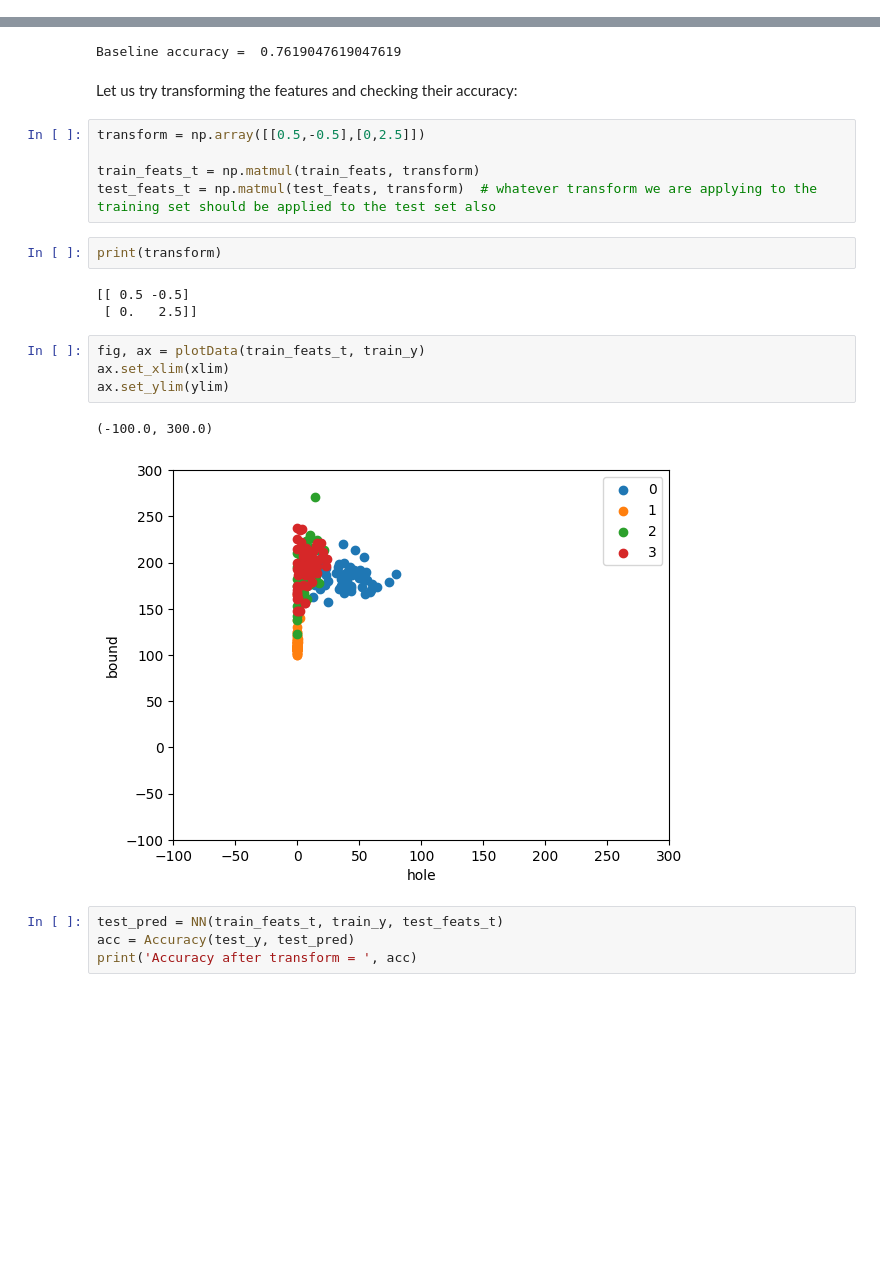
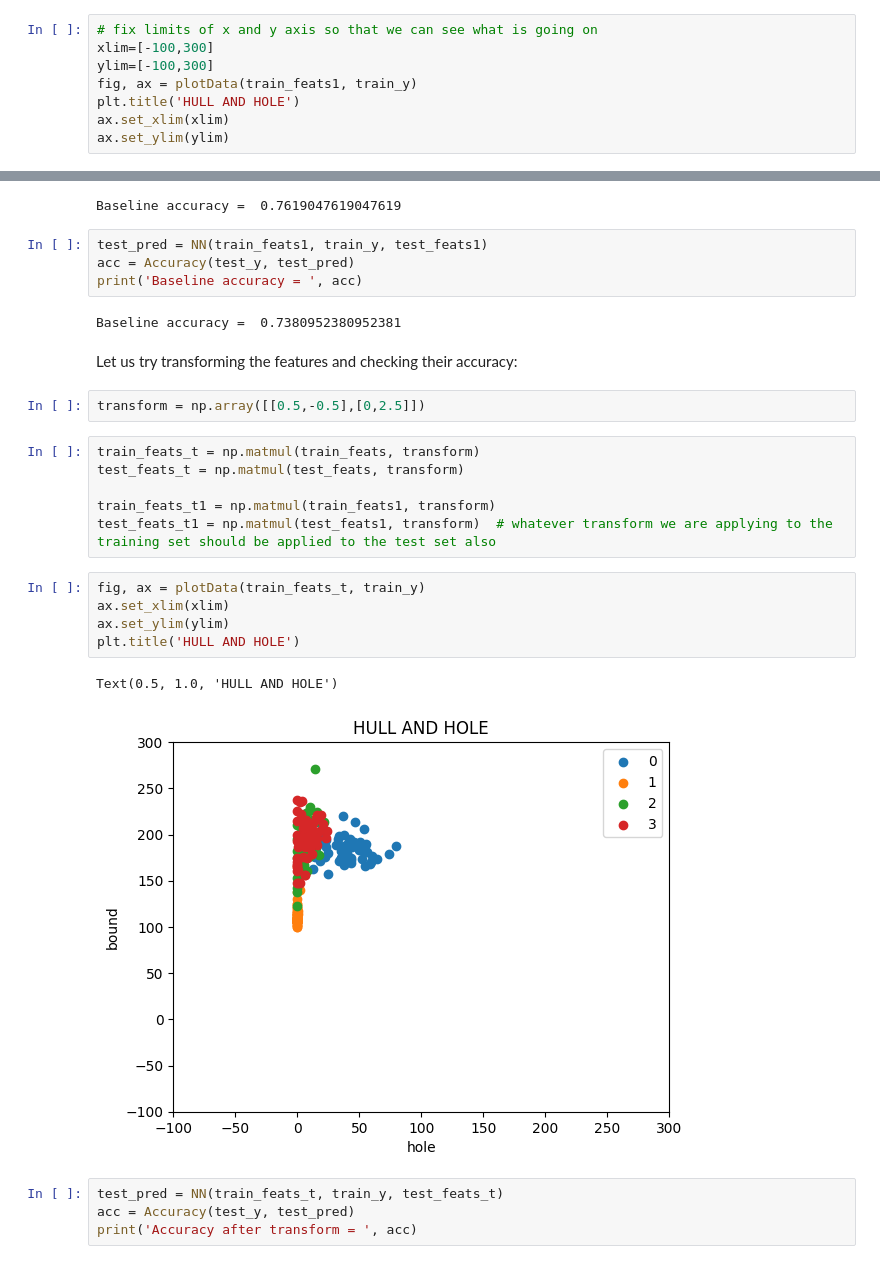
Before and after one commit to nanmaharaj/FMML_Project_and_Labs, a Jupyter notebook: Module_01_Lab_04_LinearAlgebra.ipynb, the cells around one changed output, grey strips where cells are left out. Drawn from its saved outputs; the diff is of its cells as text; blank space fills up the shorter version.

```diff
--- a/Module_01_Lab_04_LinearAlgebra.ipynb
+++ b/Module_01_Lab_04_LinearAlgebra.ipynb
@@ -294,0 +298,8 @@ ax.set_ylim(ylim)
+# %%
+# fix limits of x and y axis so that we can see what is going on
+xlim=[-100,300]
+ylim=[-100,300]
+fig, ax = plotData(train_feats1, train_y)
+plt.title('HULL AND HOLE')
+ax.set_xlim(xlim)
+ax.set_ylim(ylim)
@@ -300,25 +314,30 @@ acc = Accuracy(test_y, test_pred)
 print('Baseline accuracy = ', acc)
 # %% [output]
 Baseline accuracy =  0.7619047619047619
+# %%
+test_pred = NN(train_feats1, train_y, test_feats1)
+acc = Accuracy(test_y, test_pred)
+print('Baseline accuracy = ', acc)
+# %% [output]
+Baseline accuracy =  0.7380952380952381
 # %% [markdown]
 Let us try transforming the features and checking their accuracy:
+# %%
+transform = np.array([[0.5,-0.5],[0,2.5]])
 # %%
-transform = np.array([[0.5,-0.5],[0,2.5]])
+train_feats_t = np.matmul(train_feats, transform)
+test_feats_t = np.matmul(test_feats, transform)
 
-train_feats_t = np.matmul(train_feats, transform)
-test_feats_t = np.matmul(test_feats, transform)  # whatever transform we are applying to the training set should be applied to the test set also
+train_feats_t1 = np.matmul(train_feats1, transform)
+test_feats_t1 = np.matmul(test_feats1, transform)  # whatever transform we are applying to the training set should be applied to the test set also
-# %%
-print(transform)
-# %% [output]
-[[ 0.5 -0.5]
- [ 0.   2.5]]
 # %%
 fig, ax = plotData(train_feats_t, train_y)
 ax.set_xlim(xlim)
 ax.set_ylim(ylim)
+plt.title('HULL AND HOLE')
 # %% [output]
-(-100.0, 300.0)
+Text(0.5, 1.0, 'HULL AND HOLE')
-[figure, old version]
+[figure, new version]
 # %%
 test_pred = NN(train_feats_t, train_y, test_feats_t)
 acc = Accuracy(test_y, test_pred)
```
Also changed, not shown: parts of 9 cells of this notebook.
